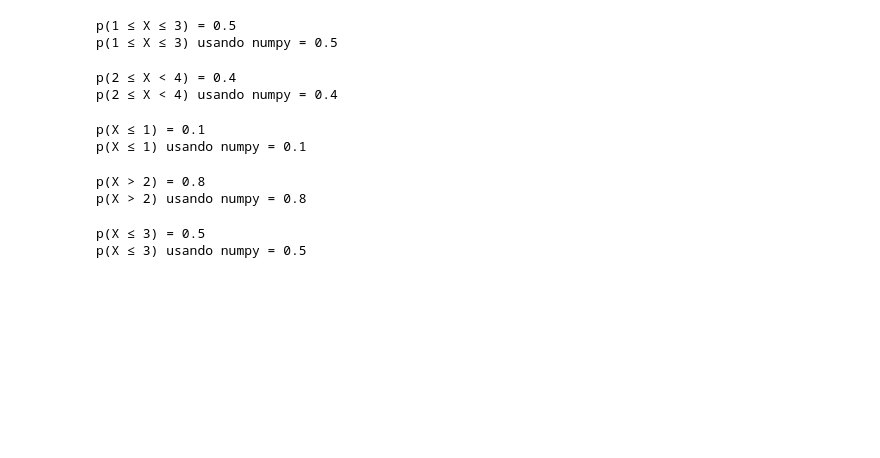
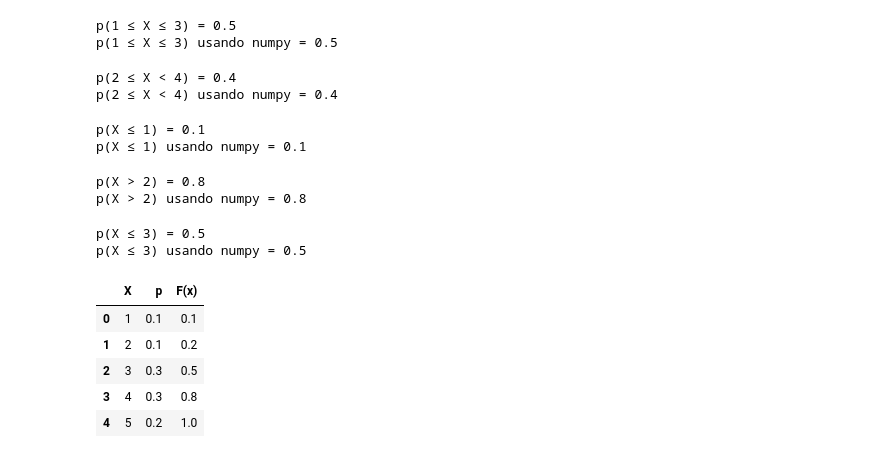
Before and after one commit to alexballera/estadisticas-tgad-fce, a Jupyter notebook: practicas/practica2-va-discretas/practica2_va_discretas.ipynb, the cells around one changed output. Saved outputs shown, nothing was run; the diff lists cells and outputs as text; code cells hidden in the pictures; blank space fills up the shorter version.

```diff
--- a/practicas/practica2-va-discretas/practica2_va_discretas.ipynb
+++ b/practicas/practica2-va-discretas/practica2_va_discretas.ipynb
@@ -106,3 +106,15 @@ print(f"p(X ≤ 3) usando numpy = {p_X_menor_igual_3_numpy:.1f}")
 # %% [output]
 p(X ≤ 3) = 0.5
 p(X ≤ 3) usando numpy = 0.5
+# %%
+# b Hallar y graficar la función de distribución acumulada F(x) = P(X ≤ x)
+# Calculamos la función de distribución acumulada F(x)
+tabla1['F(x)'] = tabla1['p'].cumsum()
+tabla1
+# %% [output]
+|  | X | p | F(x) |
+| 0 | 1 | 0.1 | 0.1 |
+| 1 | 2 | 0.1 | 0.2 |
+| 2 | 3 | 0.3 | 0.5 |
+| 3 | 4 | 0.3 | 0.8 |
+| 4 | 5 | 0.2 | 1.0 |
```
Also changed, not shown: parts of 1 cell of this notebook.
